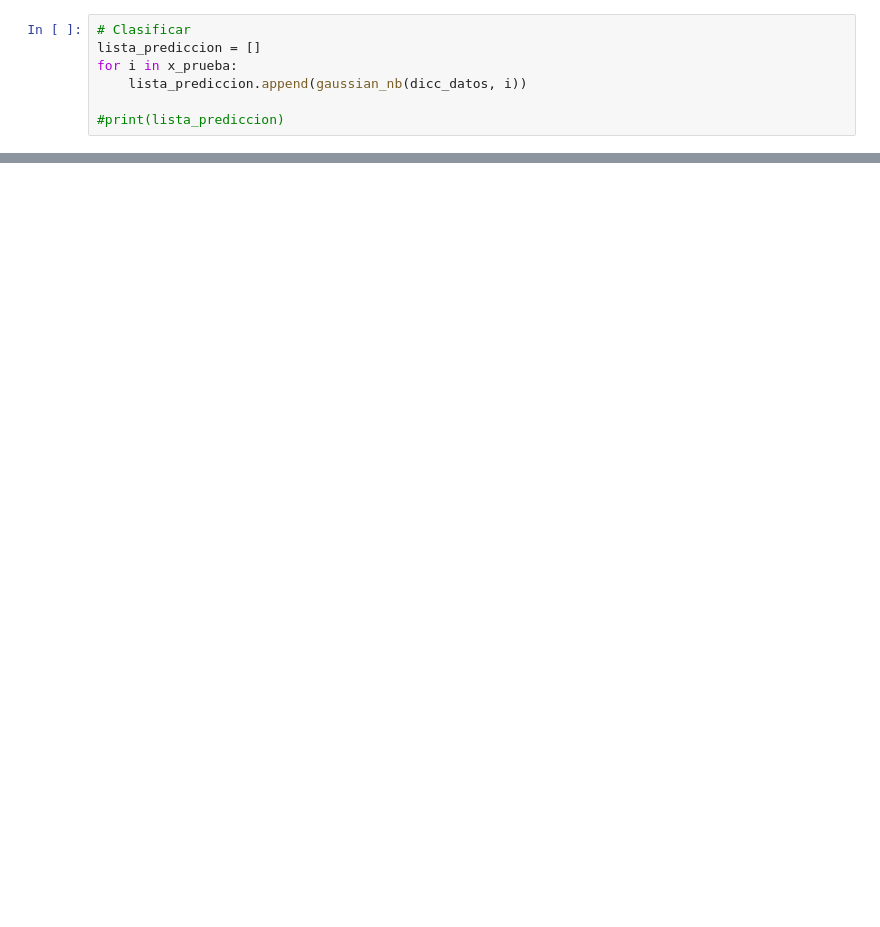
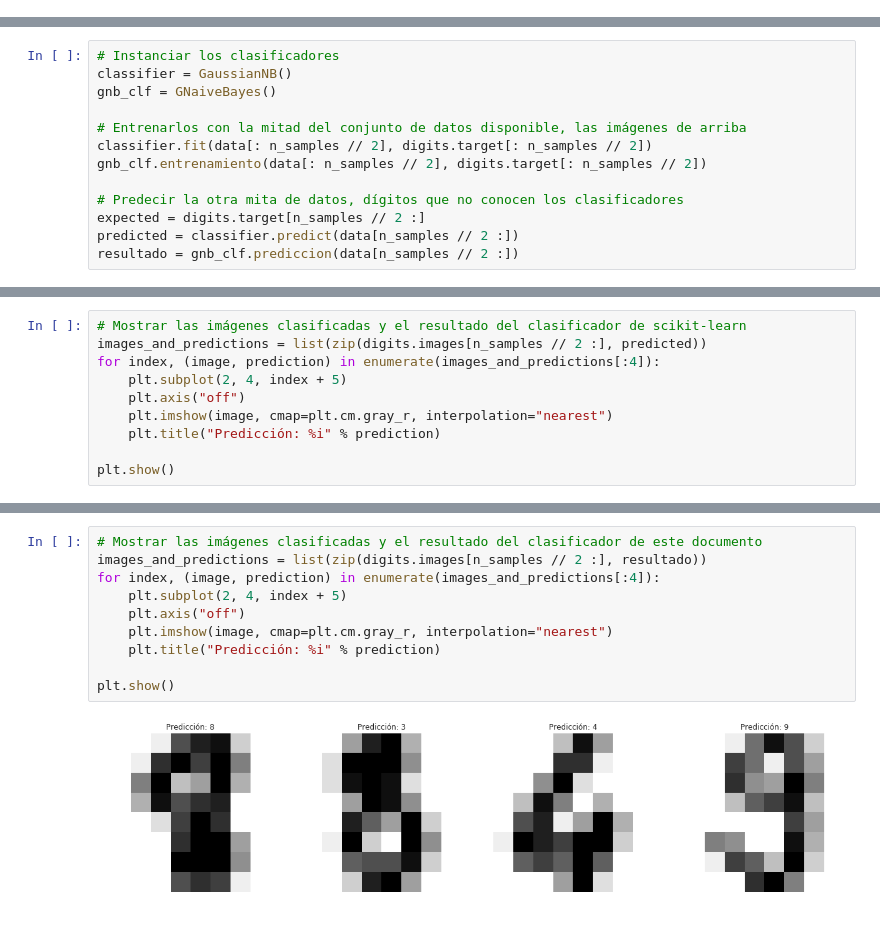
Before and after one commit to edwinb-ai/intelicompu, a Jupyter notebook: clasificacion/GaussianNB.ipynb, the cells around one changed output, grey strips where cells are left out. Drawn from its saved outputs; the diff is of its cells as text; blank space fills up the shorter version.

```diff
--- a/clasificacion/GaussianNB.ipynb
+++ b/clasificacion/GaussianNB.ipynb
@@ -99,7 +113,0 @@ legend(loc='best')
-# %%
-# Clasificar
-lista_prediccion = []
-for i in x_prueba:
-    lista_prediccion.append(gaussian_nb(dicc_datos, i))
-
-#print(lista_prediccion)
@@ -270,0 +243,13 @@ weighted avg       0.92      0.91      0.91       899
+# %%
+# Instanciar los clasificadores
+classifier = GaussianNB()
+gnb_clf = GNaiveBayes()
+
+# Entrenarlos con la mitad del conjunto de datos disponible, las imágenes de arriba
+classifier.fit(data[: n_samples // 2], digits.target[: n_samples // 2])
+gnb_clf.entrenamiento(data[: n_samples // 2], digits.target[: n_samples // 2])
+
+# Predecir la otra mita de datos, dígitos que no conocen los clasificadores
+expected = digits.target[n_samples // 2 :]
+predicted = classifier.predict(data[n_samples // 2 :])
+resultado = gnb_clf.prediccion(data[n_samples // 2 :])
@@ -270,0 +279,10 @@ weighted avg       0.92      0.91      0.91       899
+# %%
+# Mostrar las imágenes clasificadas y el resultado del clasificador de scikit-learn
+images_and_predictions = list(zip(digits.images[n_samples // 2 :], predicted))
+for index, (image, prediction) in enumerate(images_and_predictions[:4]):
+    plt.subplot(2, 4, index + 5)
+    plt.axis("off")
+    plt.imshow(image, cmap=plt.cm.gray_r, interpolation="nearest")
+    plt.title("Predicción: %i" % prediction)
+
+plt.show()
@@ -270,0 +314,12 @@ weighted avg       0.92      0.91      0.91       899
+# %%
+# Mostrar las imágenes clasificadas y el resultado del clasificador de este documento
+images_and_predictions = list(zip(digits.images[n_samples // 2 :], resultado))
+for index, (image, prediction) in enumerate(images_and_predictions[:4]):
+    plt.subplot(2, 4, index + 5)
+    plt.axis("off")
+    plt.imshow(image, cmap=plt.cm.gray_r, interpolation="nearest")
+    plt.title("Predicción: %i" % prediction)
+
+plt.show()
+# %% [output]
+[figure, added]
```
Also changed, not shown: parts of 24 cells of this notebook, 1 other file.
